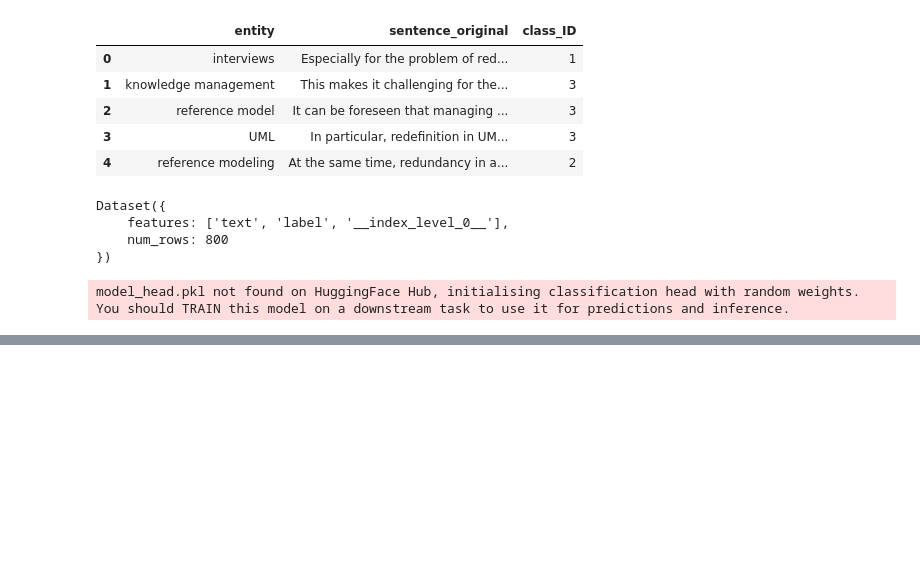
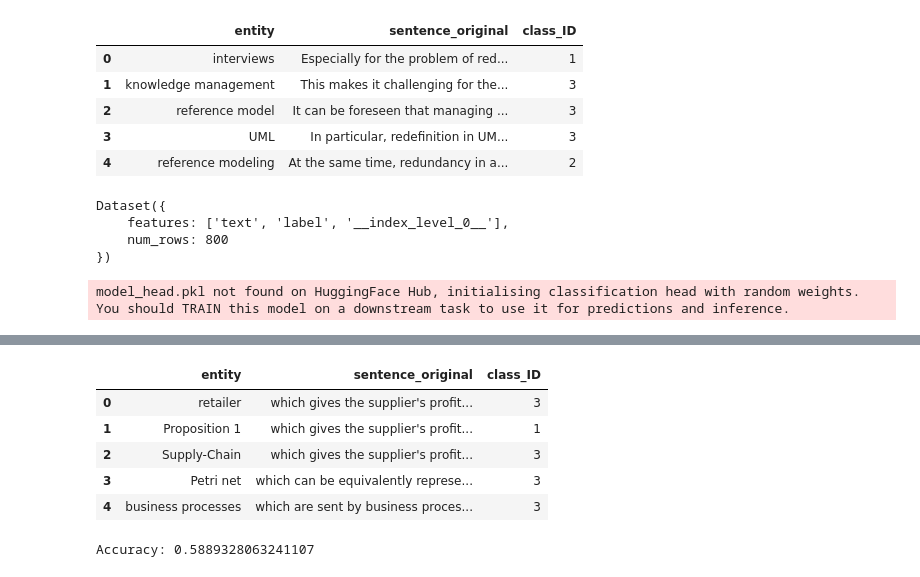
Before and after one commit to Chenjinlin28/Analytics-Project, a Jupyter notebook: Dataset part/setfit.ipynb, the cells around one changed output, grey strips where cells are left out. Cells and saved outputs as stored; diff of their text form; code cells hidden in the pictures; blank space fills up the shorter version.

```diff
--- a/Dataset part/setfit.ipynb
+++ b/Dataset part/setfit.ipynb
@@ -151,0 +168,10 @@ weighted avg       0.90      0.90      0.90       200
+# %%
+df_manual = df_manual[['entity', 'sentence_original', 'class_ID']]
+df_manual.head()
+# %% [output]
+|  | entity | sentence_original | class_ID |
+| 0 | retailer | which gives the supplier's profit... | 3 |
+| 1 | Proposition 1 | which gives the supplier's profit... | 1 |
+| 2 | Supply-Chain | which gives the supplier's profit... | 3 |
+| 3 | Petri net | which can be equivalently represe... | 3 |
+| 4 | business processes | which are sent by business proces... | 3 |
@@ -151,0 +188,8 @@ weighted avg       0.90      0.90      0.90       200
+# %%
+from sklearn.metrics import accuracy_score
+
+# Calculate accuracy
+accuracy = accuracy_score(manual_labels, predicted_labels)
+print(f"Accuracy: {accuracy}")
+# %% [output]
+Accuracy: 0.5889328063241107
```
Also changed, not shown: parts of 10 cells of this notebook.
